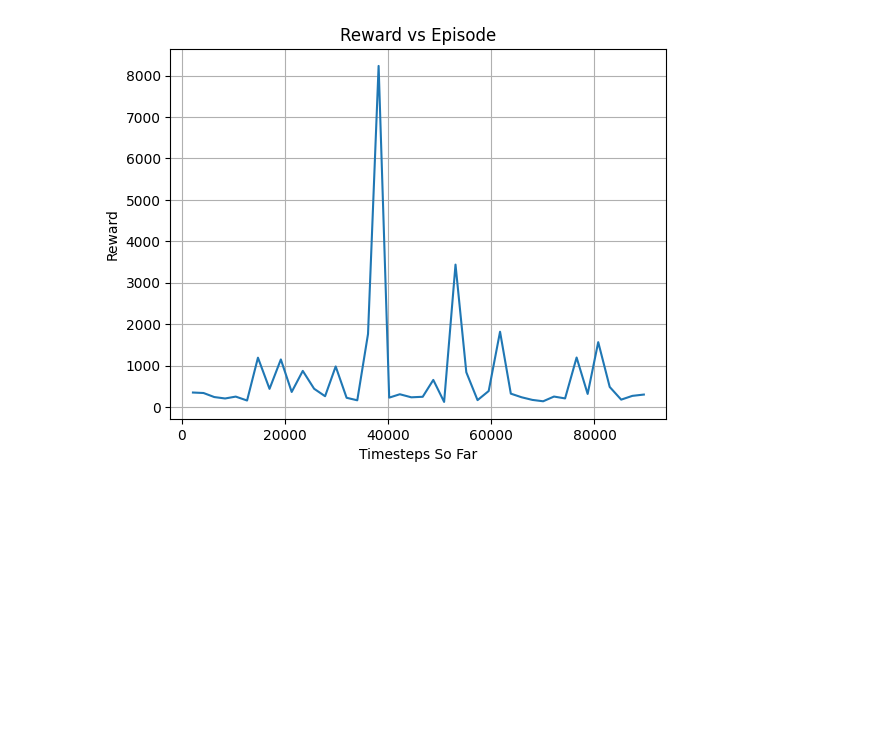
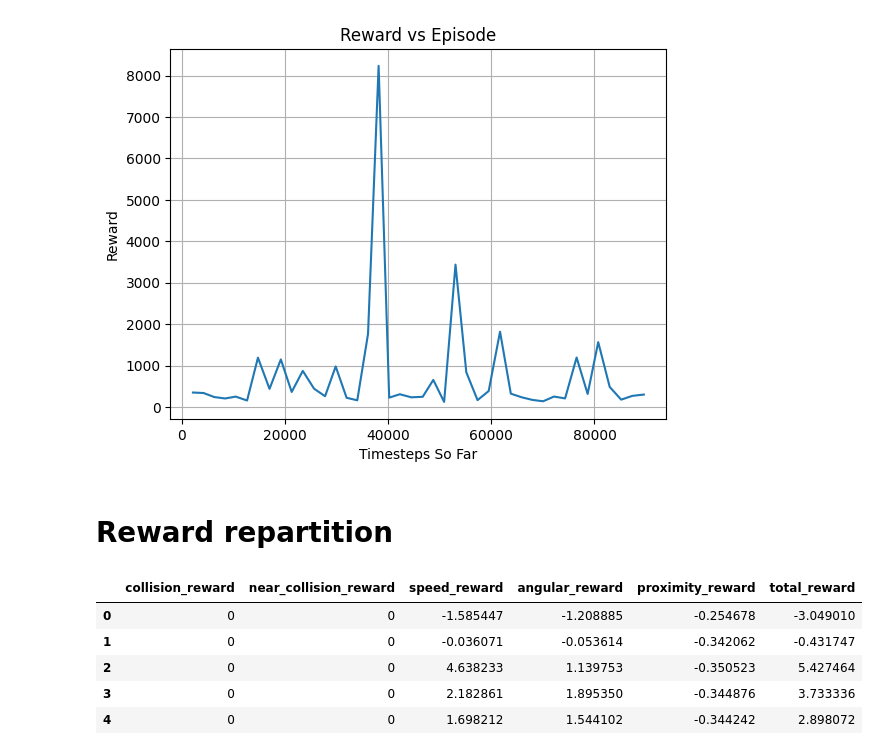
Before and after one commit to White-On/CrowdNav_Prediction_AttnGraph, a Jupyter notebook: data_analytics_plot.ipynb, the cells around one changed output. Saved outputs shown, nothing was run; the diff lists cells and outputs as text; code cells hidden in the pictures; blank space fills up the shorter version.

```diff
--- a/data_analytics_plot.ipynb
+++ b/data_analytics_plot.ipynb
@@ -31,3 +31,19 @@ ax.grid()
 plt.show()
 # %% [output]
 [figure]
+# %% [markdown]
+# Reward repartition
+# %%
+file_name = 'reward.csv'
+df = pd.read_csv(file_name, names=['collision_reward', 'near_collision_reward','speed_reward','angular_reward','proximity_reward','total_reward'])
+# only keep the first 400
+df = df[:400]
+
+df.head()
+# %% [output]
+|  | collision_reward | near_collision_reward | speed_reward | angular_reward | proximity_reward | total_reward |
+| 0 | 0 | 0 | -1.585447 | -1.208885 | -0.254678 | -3.049010 |
+| 1 | 0 | 0 | -0.036071 | -0.053614 | -0.342062 | -0.431747 |
+| 2 | 0 | 0 | 4.638233 | 1.139753 | -0.350523 | 5.427464 |
+| 3 | 0 | 0 | 2.182861 | 1.895350 | -0.344876 | 3.733336 |
+| 4 | 0 | 0 | 1.698212 | 1.544102 | -0.344242 | 2.898072 |
```
Also changed, not shown: parts of 3 cells of this notebook, 4 other files.
